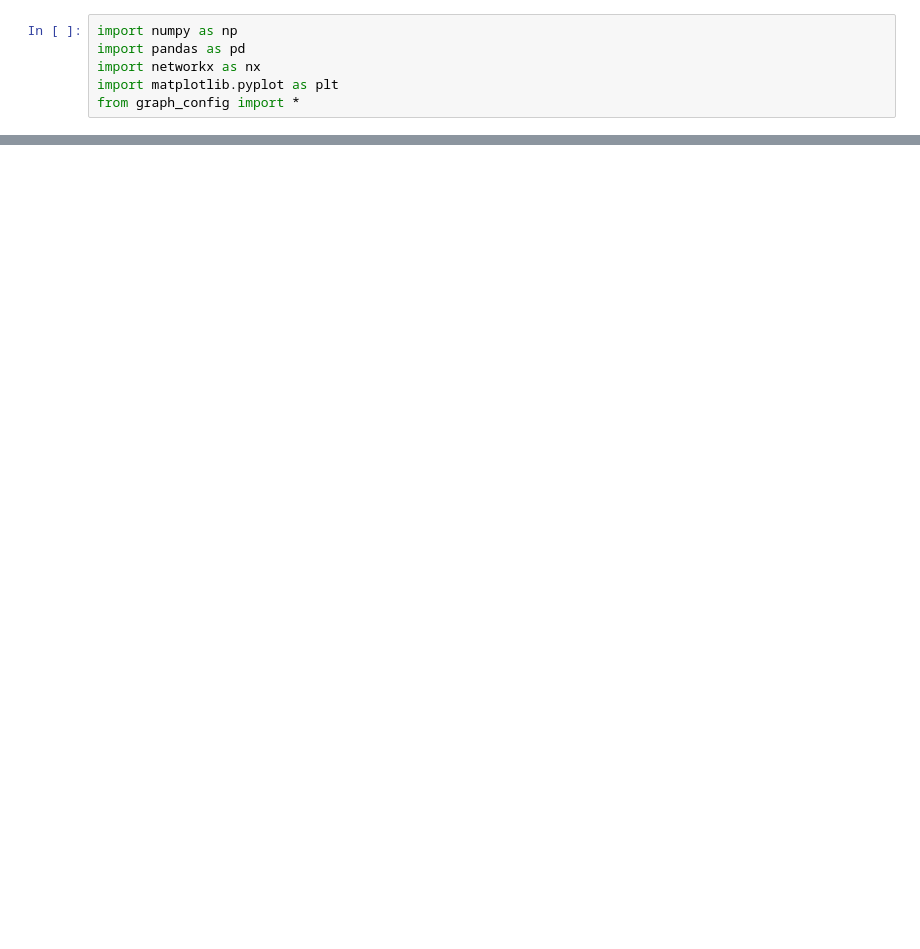
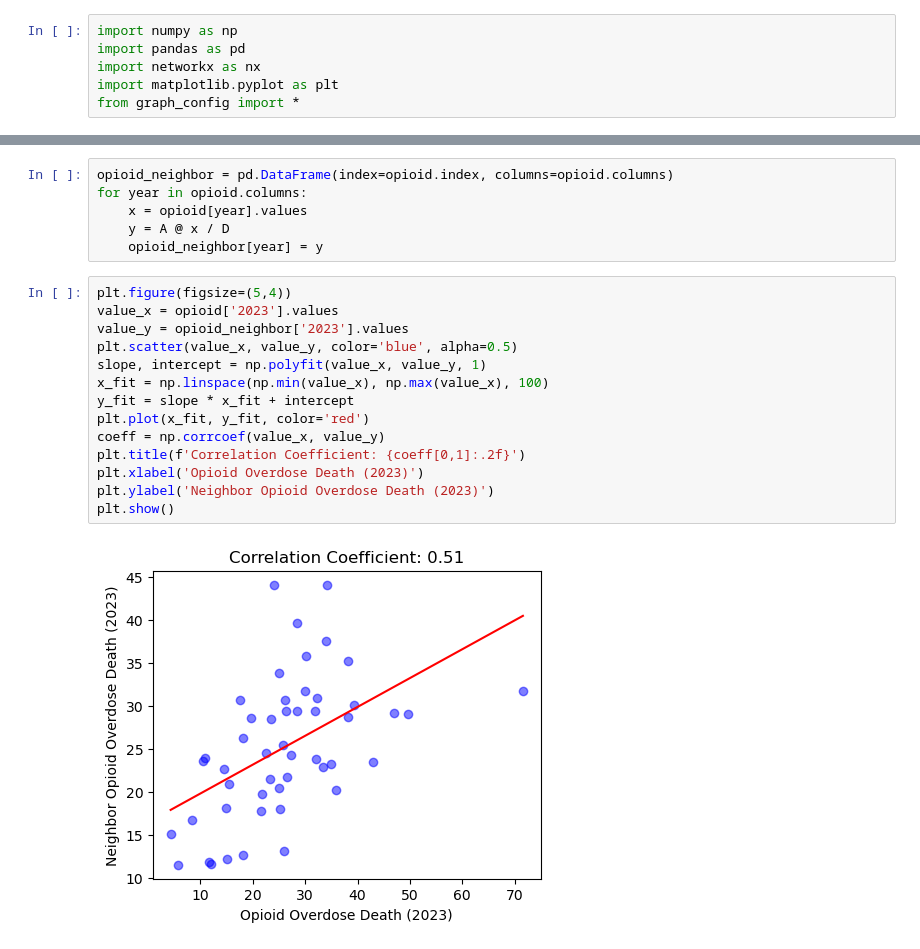
Before and after one commit to SiqiLiu-Math/OpioidGeography, a Jupyter notebook: Model/plot_data.ipynb, the cells around one changed output, grey strips where cells are left out. Drawn from its saved outputs; the diff is of its cells as text; blank space fills up the shorter version.

```diff
--- a/Model/plot_data.ipynb
+++ b/Model/plot_data.ipynb
@@ -15,0 +64,22 @@ plt.show()
+# %%
+opioid_neighbor = pd.DataFrame(index=opioid.index, columns=opioid.columns)
+for year in opioid.columns:
+    x = opioid[year].values
+    y = A @ x / D
+    opioid_neighbor[year] = y
+# %%
+plt.figure(figsize=(5,4))
+value_x = opioid['2023'].values
+value_y = opioid_neighbor['2023'].values
+plt.scatter(value_x, value_y, color='blue', alpha=0.5)
+slope, intercept = np.polyfit(value_x, value_y, 1)
+x_fit = np.linspace(np.min(value_x), np.max(value_x), 100)
+y_fit = slope * x_fit + intercept
+plt.plot(x_fit, y_fit, color='red')
+coeff = np.corrcoef(value_x, value_y)
+plt.title(f'Correlation Coefficient: {coeff[0,1]:.2f}')
+plt.xlabel('Opioid Overdose Death (2023)')
+plt.ylabel('Neighbor Opioid Overdose Death (2023)')
+plt.show()
+# %% [output]
+[figure, added]
```
Also changed, not shown: parts of 6 cells of this notebook, 3 other files.
